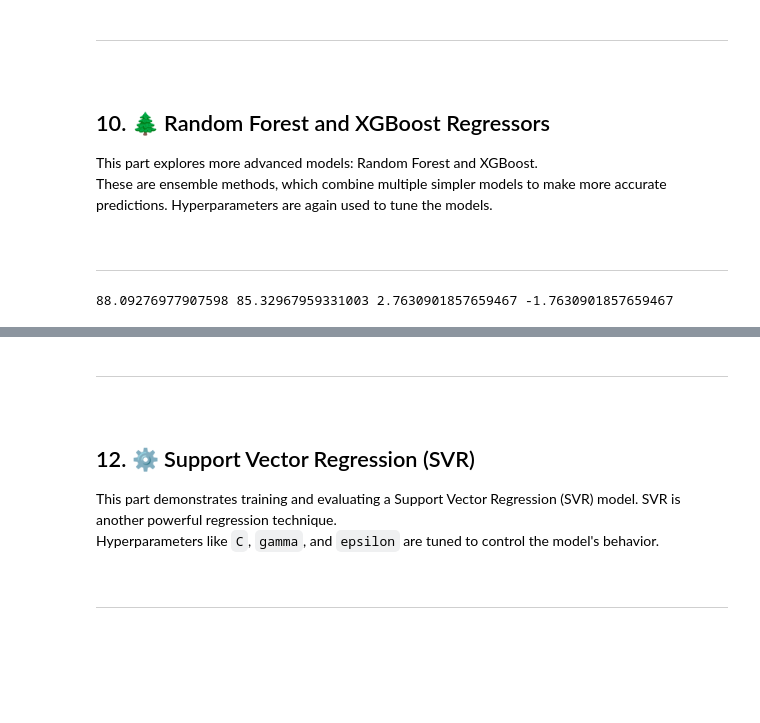
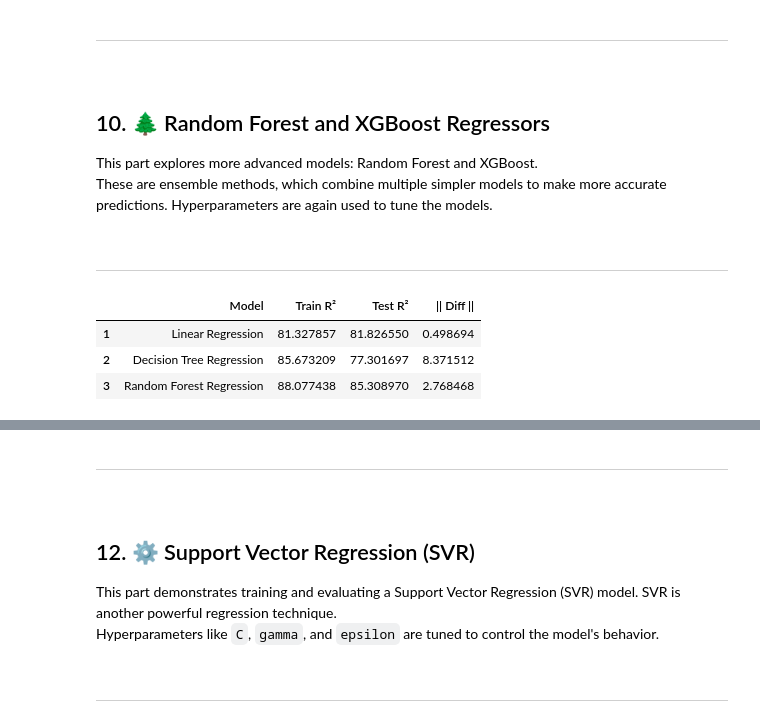
Before and after one commit to Zaid-N-Ansari/PG-Mini-Project, a Jupyter notebook: Regression_Final.ipynb, the cells around one changed output, grey strips where cells are left out. Cells and saved outputs as stored; diff of their text form; code cells hidden in the pictures; blank space fills up the shorter version.

```diff
--- a/Regression_Final.ipynb
+++ b/Regression_Final.ipynb
@@ -23,6 +23,8 @@ from sklearn.ensemble import RandomForestRegressor
 from sklearn.svm import SVR
 from sklearn.preprocessing import StandardScaler
 from xgboost import XGBRegressor
+
+scores = pd.DataFrame(columns=['Model', 'Train R²', 'Test R²', ' || Diff ||'])
 # %% [markdown]
 ---
 
@@ -262,26 +270,30 @@ These are ensemble methods, which combine multiple simpler models to make more a
 # %%
 RFR = RandomForestRegressor(n_estimators=825, min_samples_split=8, min_samples_leaf=8, max_features=0.49, bootstrap=True, oob_score=True)
 
 RFR.fit(x_train, y_train)
 
 y_pred = RFR.predict(x_test)
 y_train_pred = RFR.predict(x_train)
 
 training_r2 = RFR.score(x_train, y_train) * 100
 testing_r2 = RFR.score(x_test, y_test) * 100
 
 diff = abs(training_r2 - testing_r2)
 
-print(training_r2, testing_r2, diff, 1-diff)
+scores.loc[3] = ['Random Forest Regression', training_r2, testing_r2, diff]
+scores
 
 # XGB = XGBRegressor(n_estimators=354, learning_rate=0.009, max_depth=6, gamma=0.15, subsample=0.045, colsample_bytree=0.8)
 # XGB.fit(x_train, y_train)
 
 # y_pred = XGB.predict(x_test)
 # y_train_pred = XGB.predict(x_train)
 # training_r2 = XGB.score(x_train, y_train) * 100
 # testing_r2 = XGB.score(x_test, y_test) * 100
 # diff = abs(training_r2 - testing_r2)
 # print(training_r2, testing_r2, diff, 1-diff)
 # %% [output]
-88.09276977907598 85.32967959331003 2.7630901857659467 -1.7630901857659467
+|  | Model | Train R² | Test R² | || Diff || |
+| 1 | Linear Regression | 81.327857 | 81.826550 | 0.498694 |
+| 2 | Decision Tree Regression | 85.673209 | 77.301697 | 8.371512 |
+| 3 | Random Forest Regression | 88.077438 | 85.308970 | 2.768468 |
```
Also changed, not shown: parts of 8 cells of this notebook.
